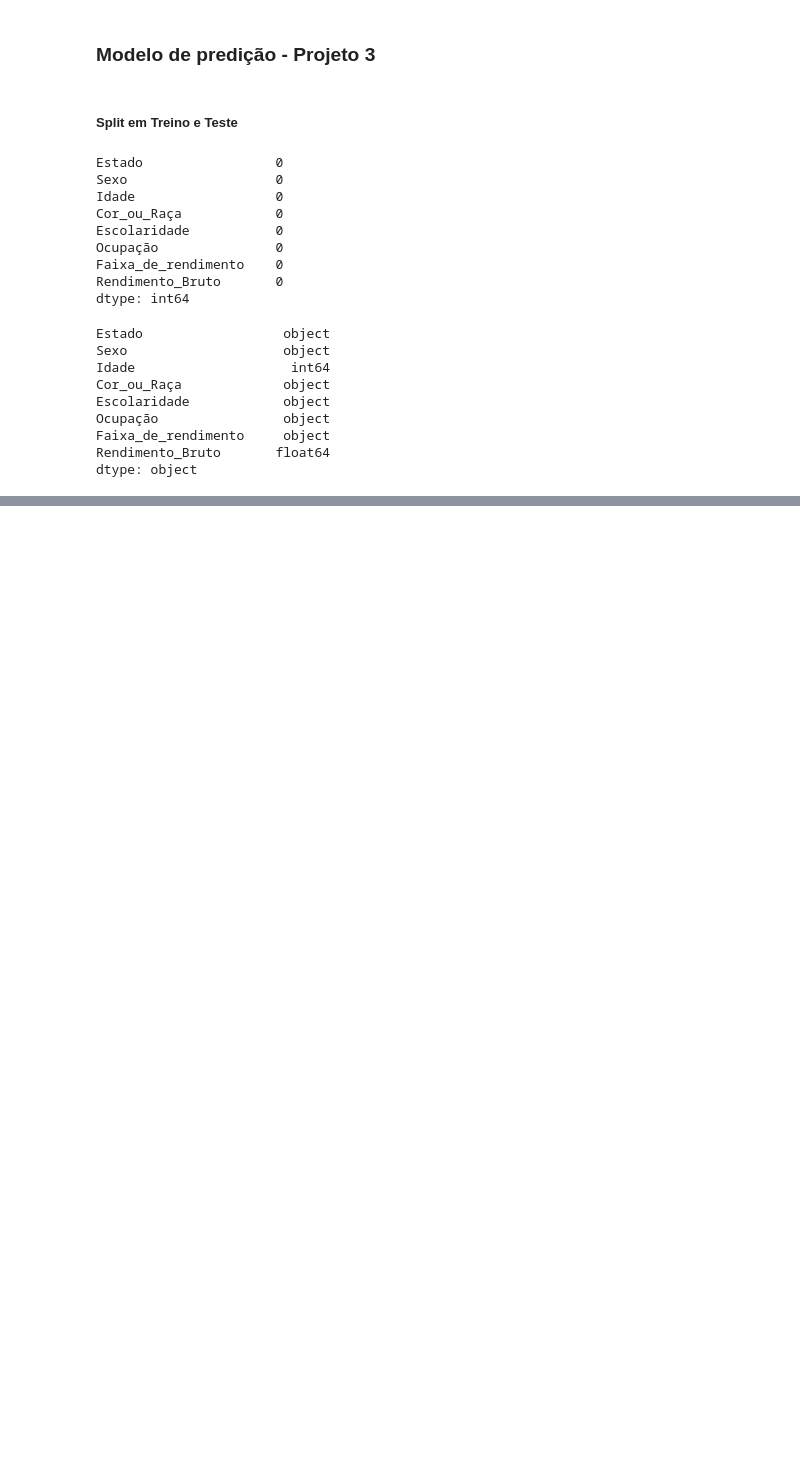
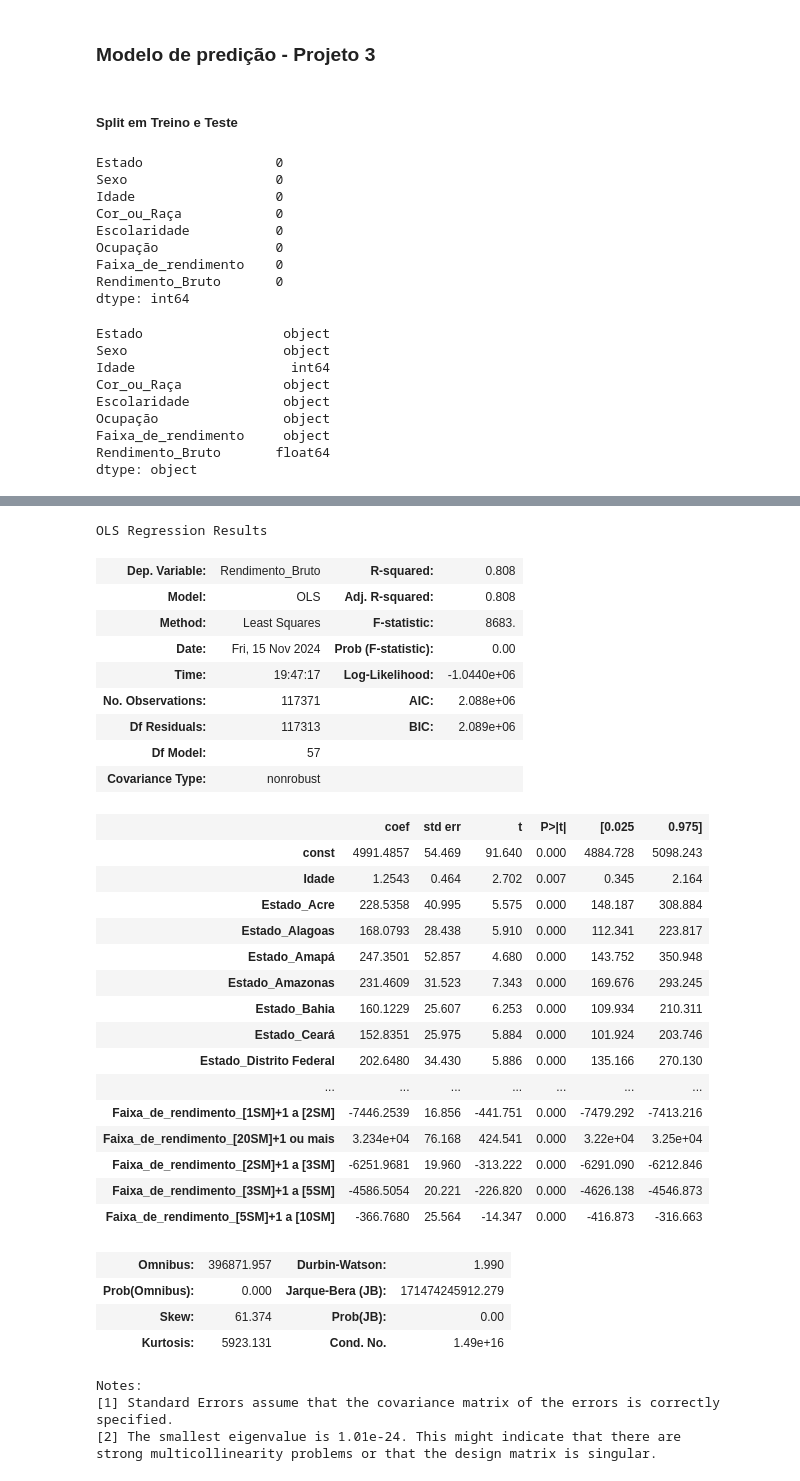
Before and after one commit to jlbrasileiro/Projeto-3---Ci-ncia-dos-Dados---2024.2, a Jupyter notebook: modelo_predicao.ipynb, the cells around one changed output, grey strips where cells are left out. Drawn from its saved outputs; the diff is of its cells as text; code cells hidden in the pictures; blank space fills up the shorter version.

```diff
--- a/modelo_predicao.ipynb
+++ b/modelo_predicao.ipynb
@@ -149,0 +219,39 @@ dados_corrigidos = dados.drop(dados[jovens_adultos].index)
+# %%
+x_train4 = x_train3.drop(columns=['Escolaridade_Antigo científico, clássico, etc. (médio 2º ciclo)'])
+regressao4 = regress(y_train, x_train4)
+regressao4.summary()
+# %% [output]
+OLS Regression Results
+| Dep. Variable: | Rendimento_Bruto | R-squared: | 0.808 |
+| Model: | OLS | Adj. R-squared: | 0.808 |
+| Method: | Least Squares | F-statistic: | 8683. |
+| Date: | Fri, 15 Nov 2024 | Prob (F-statistic): | 0.00 |
+| Time: | 19:47:17 | Log-Likelihood: | -1.0440e+06 |
+| No. Observations: | 117371 | AIC: | 2.088e+06 |
+| Df Residuals: | 117313 | BIC: | 2.089e+06 |
+| Df Model: | 57 |  |  |
+| Covariance Type: | nonrobust |  |  |
+|  | coef | std err | t | P>|t| | [0.025 | 0.975] |
+| const | 4991.4857 | 54.469 | 91.640 | 0.000 | 4884.728 | 5098.243 |
+| Idade | 1.2543 | 0.464 | 2.702 | 0.007 | 0.345 | 2.164 |
+| Estado_Acre | 228.5358 | 40.995 | 5.575 | 0.000 | 148.187 | 308.884 |
+| Estado_Alagoas | 168.0793 | 28.438 | 5.910 | 0.000 | 112.341 | 223.817 |
+| Estado_Amapá | 247.3501 | 52.857 | 4.680 | 0.000 | 143.752 | 350.948 |
+| Estado_Amazonas | 231.4609 | 31.523 | 7.343 | 0.000 | 169.676 | 293.245 |
+| Estado_Bahia | 160.1229 | 25.607 | 6.253 | 0.000 | 109.934 | 210.311 |
+| Estado_Ceará | 152.8351 | 25.975 | 5.884 | 0.000 | 101.924 | 203.746 |
+| Estado_Distrito Federal | 202.6480 | 34.430 | 5.886 | 0.000 | 135.166 | 270.130 |
+| ... | ... | ... | ... | ... | ... | ... |
+| Faixa_de_rendimento_[1SM]+1 a [2SM] | -7446.2539 | 16.856 | -441.751 | 0.000 | -7479.292 | -7413.216 |
+| Faixa_de_rendimento_[20SM]+1 ou mais | 3.234e+04 | 76.168 | 424.541 | 0.000 | 3.22e+04 | 3.25e+04 |
+| Faixa_de_rendimento_[2SM]+1 a [3SM] | -6251.9681 | 19.960 | -313.222 | 0.000 | -6291.090 | -6212.846 |
+| Faixa_de_rendimento_[3SM]+1 a [5SM] | -4586.5054 | 20.221 | -226.820 | 0.000 | -4626.138 | -4546.873 |
+| Faixa_de_rendimento_[5SM]+1 a [10SM] | -366.7680 | 25.564 | -14.347 | 0.000 | -416.873 | -316.663 |
+| Omnibus: | 396871.957 | Durbin-Watson: | 1.990 |
+| Prob(Omnibus): | 0.000 | Jarque-Bera (JB): | 171474245912.279 |
+| Skew: | 61.374 | Prob(JB): | 0.00 |
+| Kurtosis: | 5923.131 | Cond. No. | 1.49e+16 |
+Notes:
+[1] Standard Errors assume that the covariance matrix of the errors is correctly specified.
+[2] The smallest eigenvalue is 1.01e-24. This might indicate that there are
+strong multicollinearity problems or that the design matrix is singular.
```
Also changed, not shown: parts of 16 cells of this notebook.
